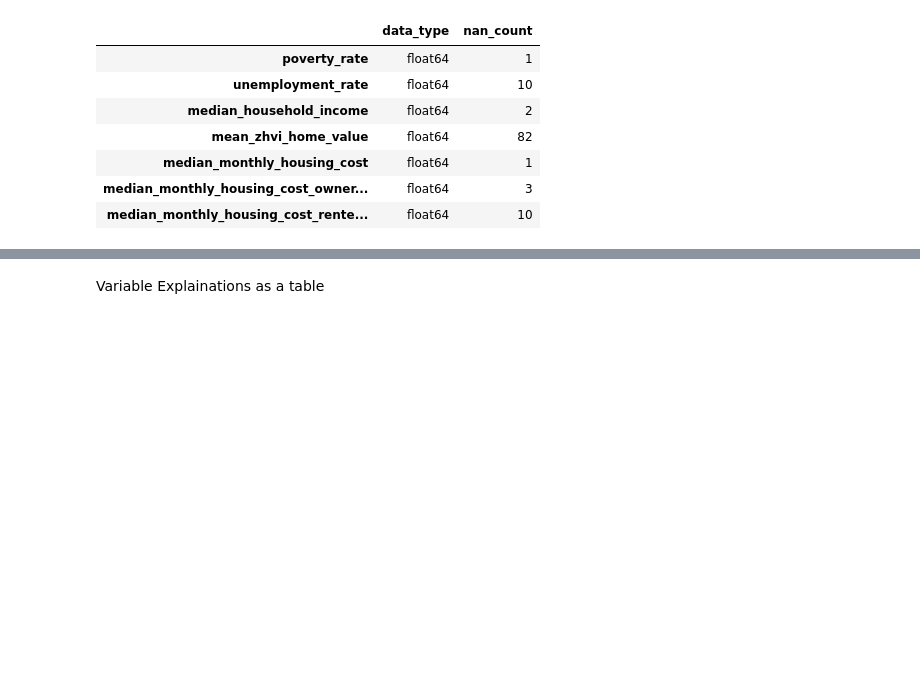
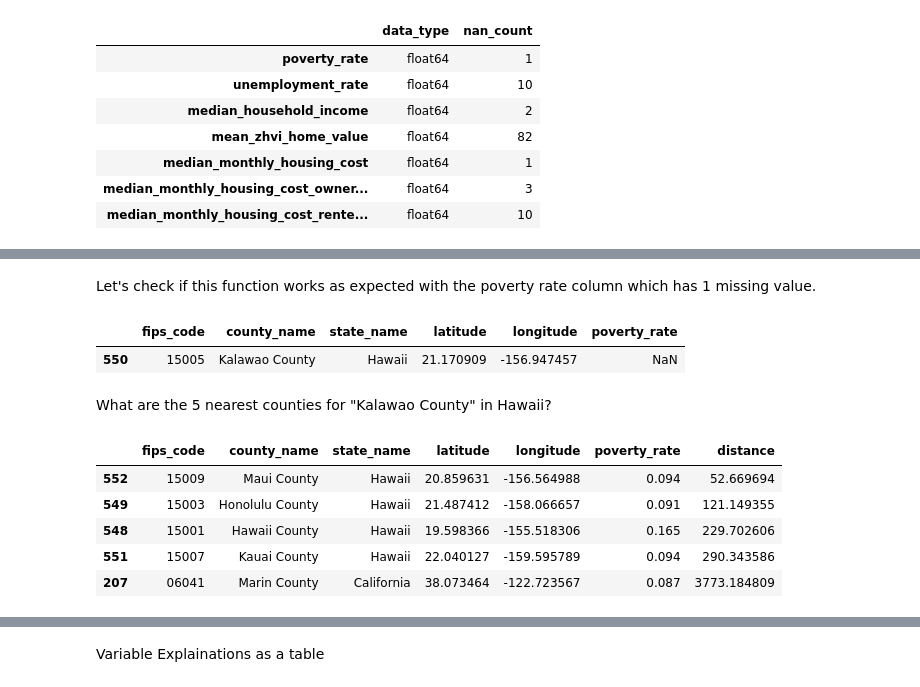
Before and after one commit to larrycoder123/uscounty_datascience, a Jupyter notebook: aproject.ipynb, the cells around one changed output, grey strips where cells are left out. Saved outputs shown, nothing was run; the diff lists cells and outputs as text; code cells hidden in the pictures; blank space fills up the shorter version.

```diff
--- a/aproject.ipynb
+++ b/aproject.ipynb
@@ -248,0 +413,30 @@ Weighted average of nearest counties.
+# %% [markdown]
+Let's check if this function works as expected with the poverty rate column which has 1 missing value.
+# %%
+poverty_rate_missing = county_df[county_df["poverty_rate"].isna()]
+
+poverty_rate_missing = poverty_rate_missing[["fips_code", "county_name", "state_name", "latitude", "longitude", "poverty_rate"]]
+
+poverty_rate_missing
+# %% [output]
+|  | fips_code | county_name | state_name | latitude | longitude | poverty_rate |
+| 550 | 15005 | Kalawao County | Hawaii | 21.170909 | -156.947457 | NaN |
+# %% [markdown]
+What are the 5 nearest counties for "Kalawao County" in Hawaii?
+# %%
+poverty_rate_missing_lat = poverty_rate_missing["latitude"].iloc[0]
+
+poverty_rate_missing_lng = poverty_rate_missing["longitude"].iloc[0]
+
+poverty_rate_k_neighbours = k_nearest_neighbours(5, county_df, poverty_rate_missing_lat, poverty_rate_missing_lng, "poverty_rate")
+
+poverty_rate_k_neighbours = poverty_rate_k_neighbours[["fips_code", "county_name", "state_name", "latitude", "longitude", "poverty_rate", "distance"]]
+
+poverty_rate_k_neighbours
+# %% [output]
+|  | fips_code | county_name | state_name | latitude | longitude | poverty_rate | distance |
+| 552 | 15009 | Maui County | Hawaii | 20.859631 | -156.564988 | 0.094 | 52.669694 |
+| 549 | 15003 | Honolulu County | Hawaii | 21.487412 | -158.066657 | 0.091 | 121.149355 |
+| 548 | 15001 | Hawaii County | Hawaii | 19.598366 | -155.518306 | 0.165 | 229.702606 |
+| 551 | 15007 | Kauai County | Hawaii | 22.040127 | -159.595789 | 0.094 | 290.343586 |
+| 207 | 06041 | Marin County | California | 38.073464 | -122.723567 | 0.087 | 3773.184809 |
```
Also changed, not shown: parts of 50 cells of this notebook.
